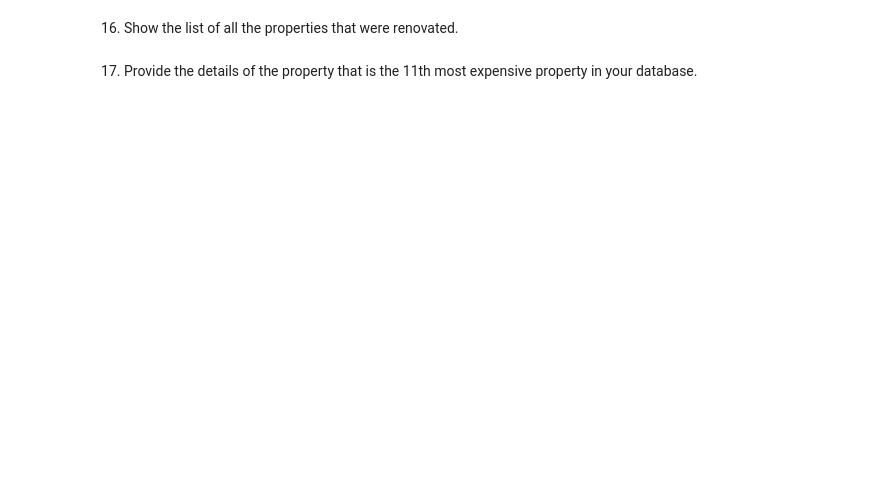
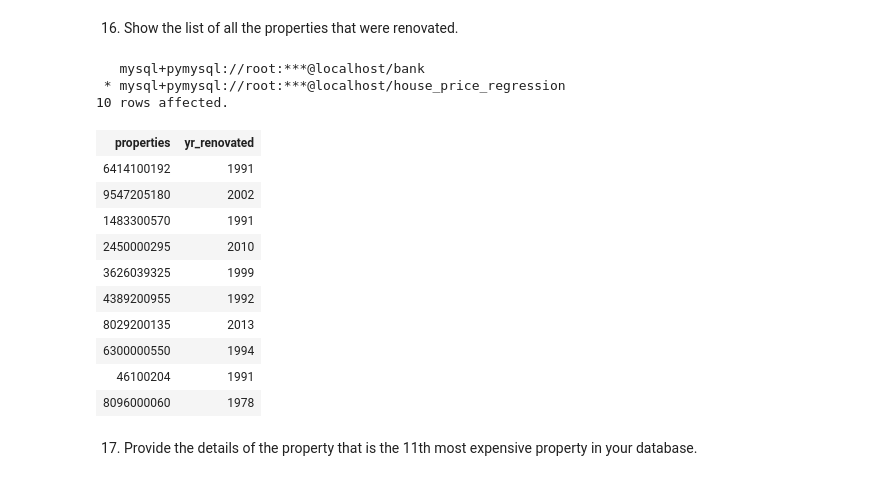
Before and after one commit to andreaevrard/EY_data_mid_bootcamp_project-regression_group_2, a Jupyter notebook: sql_queries/sql_queries_mid_project.ipynb, the cells around one changed output. Saved outputs shown, nothing was run; the diff lists cells and outputs as text; code cells hidden in the pictures; blank space fills up the shorter version.

```diff
--- a/sql_queries/sql_queries_mid_project.ipynb
+++ b/sql_queries/sql_queries_mid_project.ipynb
@@ -359,4 +453,24 @@ where (bedrooms between 3 and 4) and (bathrooms > 3) and (floors = 1) and (water
 # %% [markdown]
 16. Show the list of all the properties that were renovated.
+# %%
+%%sql
+select id as properties, yr_renovated from house_price_data
+where yr_renovated != 0
+limit 10;
+# %% [output]
+   mysql+pymysql://root:***@localhost/bank
+ * mysql+pymysql://root:***@localhost/house_price_regression
+10 rows affected.
+| properties | yr_renovated |
+| 6414100192 | 1991 |
+| 9547205180 | 2002 |
+| 1483300570 | 1991 |
+| 2450000295 | 2010 |
+| 3626039325 | 1999 |
+| 4389200955 | 1992 |
+| 8029200135 | 2013 |
+| 6300000550 | 1994 |
+| 46100204 | 1991 |
+| 8096000060 | 1978 |
 # %% [markdown]
 17. Provide the details of the property that is the 11th most expensive property in your database.
```
Also changed, not shown: parts of 10 cells of this notebook.
